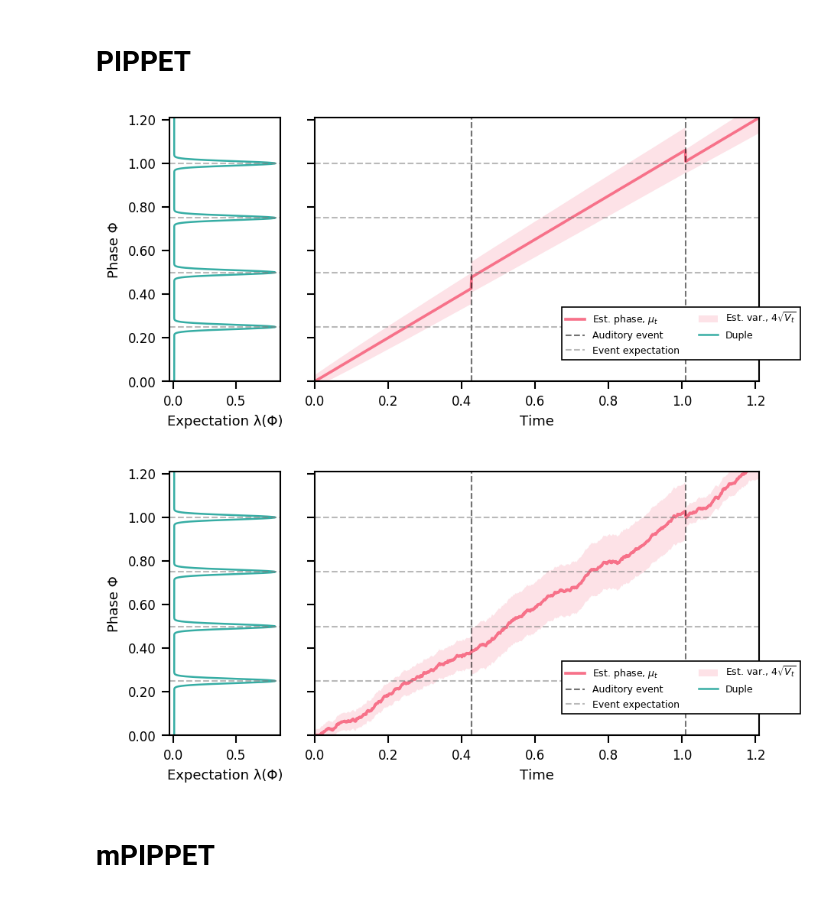
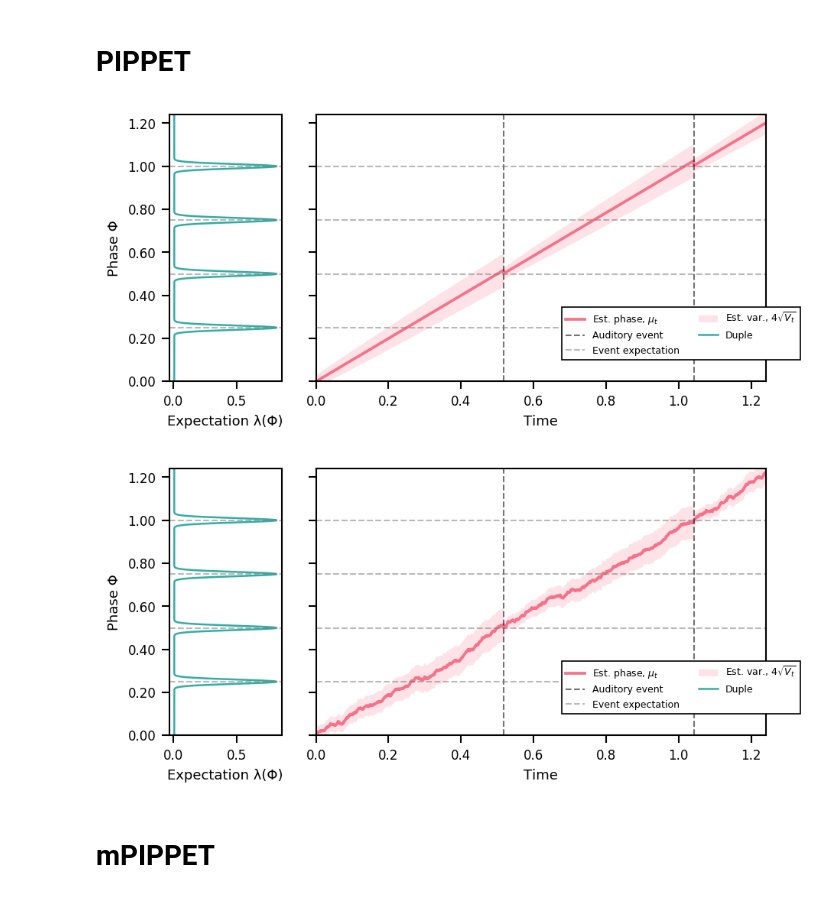
Before and after one commit to Kappers/pyPIPPET, a Jupyter notebook: Examples.ipynb, the cells around one changed output. Cells and saved outputs as stored; diff of their text form; code cells hidden in the pictures.

```diff
--- a/Examples.ipynb
+++ b/Examples.ipynb
@@ -83,7 +83,7 @@ def plot_mPIPPET(model, wippet=False):
         ax_temp.axhline(-np.pi/2, color='blue', alpha=0.55, linestyle='--', linewidth=1)
         ax_temp.axhline(np.pi/2, color='blue', alpha=0.55, linestyle='--', linewidth=1)
     else:
-        ax.set_ylim([m.params.t0, m.tmax])
+        ax.set_ylim([model.params.t0, model.tmax])
 
     ax.xaxis.set_major_formatter(FormatStrFormatter('%.1f'))
     ax_temp.yaxis.set_major_formatter(FormatStrFormatter('%.2f'))
@@ -132,29 +132,31 @@ def plot_pPIPPET(model):
     legend = merge_legends([ax, ax_temp, ax_prob])
     fig.legend(legend.values(), legend.keys(), loc='upper center', bbox_to_anchor=(0.7, 0.3),
                prop={'size':6}, ncol=2, fancybox=False, framealpha=1, edgecolor='black')
+# %%
+rng = np.random.default_rng(1)
 # %% [markdown]
 # PIPPET
 # %%
 p = PIPPET.PIPPETParams()
 p.overtime = 0.2
-e_times   = np.array([0.5, 1.0]) + np.random.default_rng().normal(size=2)*.05
+e_times   = np.array([0.5, 1.0]) + rng.normal(size=2)*.05
 e_means   = np.array([0.25, 0.5, 0.75, 1.0])
 e_vars    = np.array([0.0001]).repeat(len(e_means))
 e_lambdas = np.array([0.02]).repeat(len(e_means))
 p.add(e_times, e_means, e_vars, e_lambdas, 'Duple')
 
 m = PIPPET.mPIPPET(p)
 m.run()
 plot_mPIPPET(m)
 
 # Add some noise this time
 p.eta_mu = 0.075
 m = PIPPET.mPIPPET(p)
 m.run()
 plot_mPIPPET(m)
 # %% [output]
-[figure, old version]
+[figure, new version]
-[figure, old version]
+[figure, new version]
 # %% [markdown]
 # mPIPPET
 # %%
```
Also changed, not shown: parts of 3 cells of this notebook, 1 other file.
